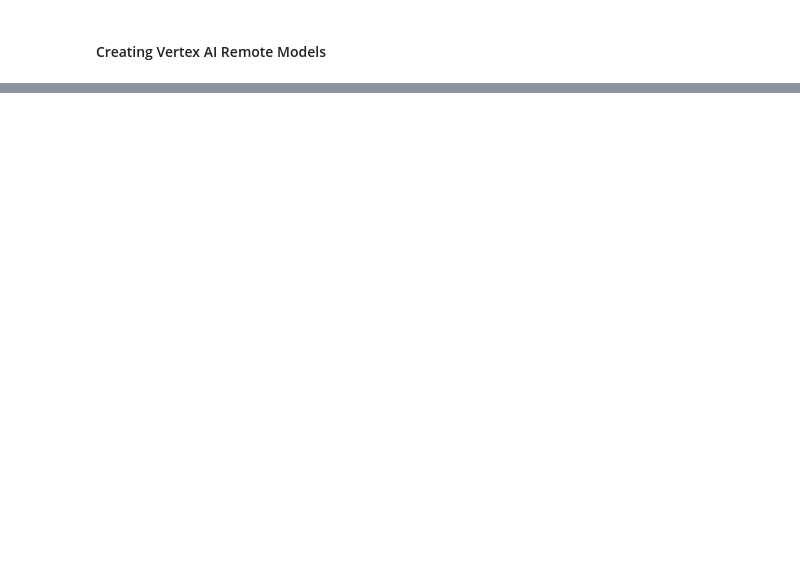
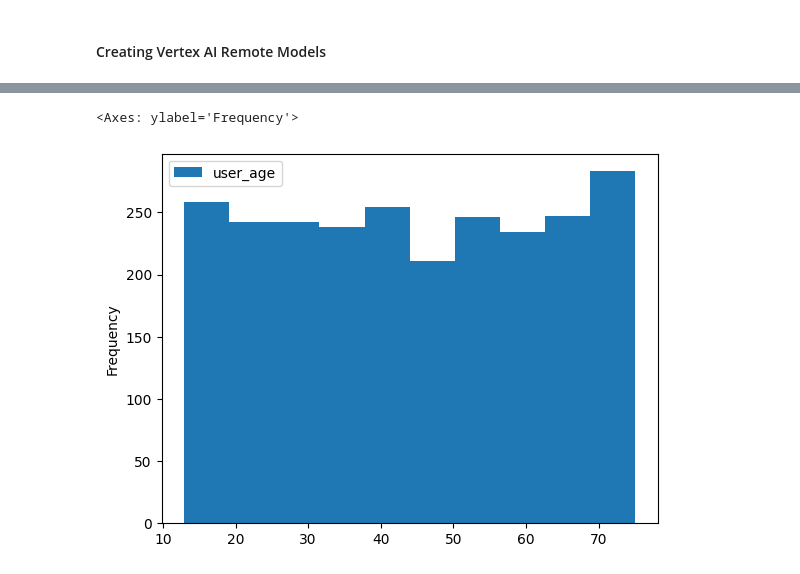
Before and after one commit to smvinodkumar910/market-mirror, a Jupyter notebook: backend/process_data.ipynb, the cells around one changed output, grey strips where cells are left out. Saved outputs shown, nothing was run; the diff lists cells and outputs as text; code cells hidden in the pictures; blank space fills up the shorter version.

```diff
--- a/backend/process_data.ipynb
+++ b/backend/process_data.ipynb
@@ -211,0 +384,2 @@ dtype: Int64
+# %%
+app_reviews_df = bpd.read_gbq(f'{PROJECT_ID}.{BQ_SILVER_DATASET}.T_APP_REVIEWS')
@@ -211,0 +414,6 @@ dtype: Int64
+# %%
+#Checking user_age column having consistent values
+app_reviews_df.user_age.plot.hist()
+# %% [output]
+<Axes: ylabel='Frequency'>
+[figure, added]
```
Also changed, not shown: parts of 66 cells of this notebook, 1 other file.
